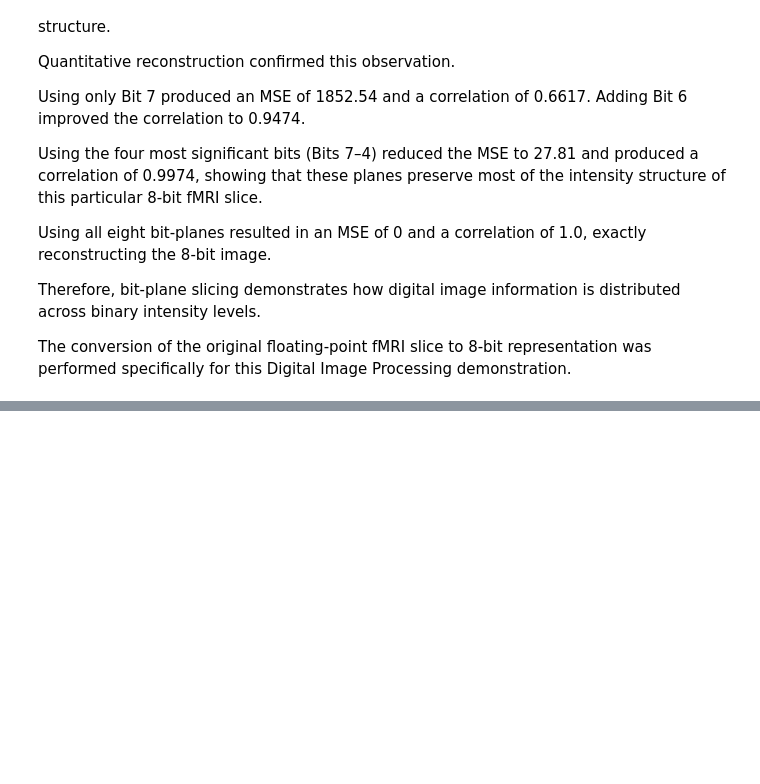
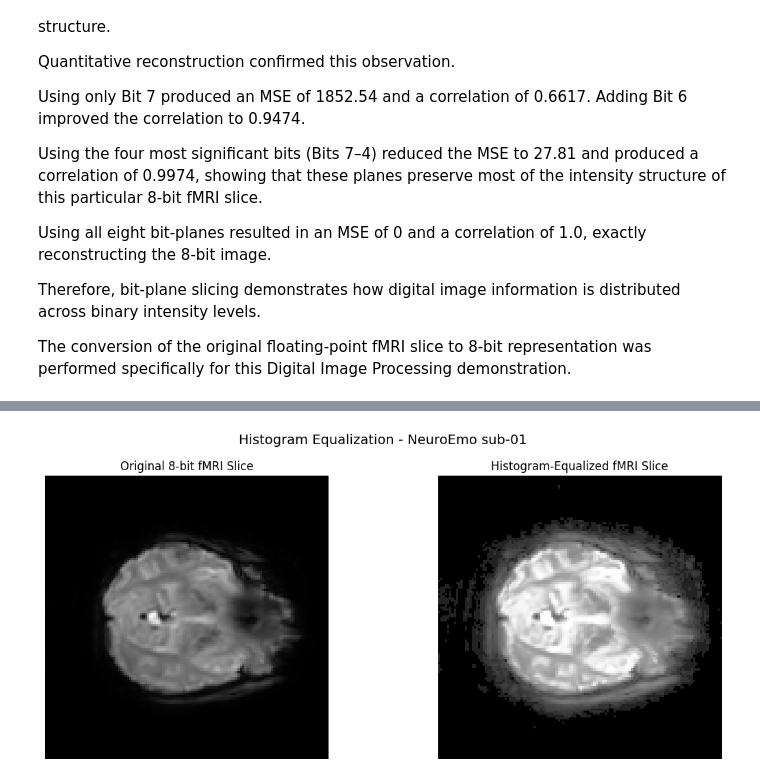
Before and after one commit to SharveshC/DIP_Capstone, a Jupyter notebook: notebook/samp.ipynb, the cells around one changed output, grey strips where cells are left out. Saved outputs shown, nothing was run; the diff lists cells and outputs as text; code cells hidden in the pictures; blank space fills up the shorter version.

```diff
--- a/notebook/samp.ipynb
+++ b/notebook/samp.ipynb
@@ -3240,0 +3695,47 @@ Digital Image Processing demonstration.
+# %%
+# ============================================================
+# HISTOGRAM EQUALIZATION
+# Step 9: Visual Comparison
+# ============================================================
+
+plt.figure(figsize=(12, 5))
+
+# Original
+plt.subplot(1, 2, 1)
+
+plt.imshow(
+    image_8bit,
+    cmap="gray",
+    origin="lower",
+    vmin=0,
+    vmax=255
+)
+
+plt.title("Original 8-bit fMRI Slice")
+plt.axis("off")
+
+
+# Equalized
+plt.subplot(1, 2, 2)
+
+plt.imshow(
+    equalized_image,
+    cmap="gray",
+    origin="lower",
+    vmin=0,
+    vmax=255
+)
+
+plt.title("Histogram-Equalized fMRI Slice")
+plt.axis("off")
+
+
+plt.suptitle(
+    "Histogram Equalization - NeuroEmo sub-01",
+    fontsize=14
+)
+
+plt.tight_layout()
+plt.show()
+# %% [output]
+[figure, added]
```
Also changed, not shown: parts of 19 cells of this notebook.
